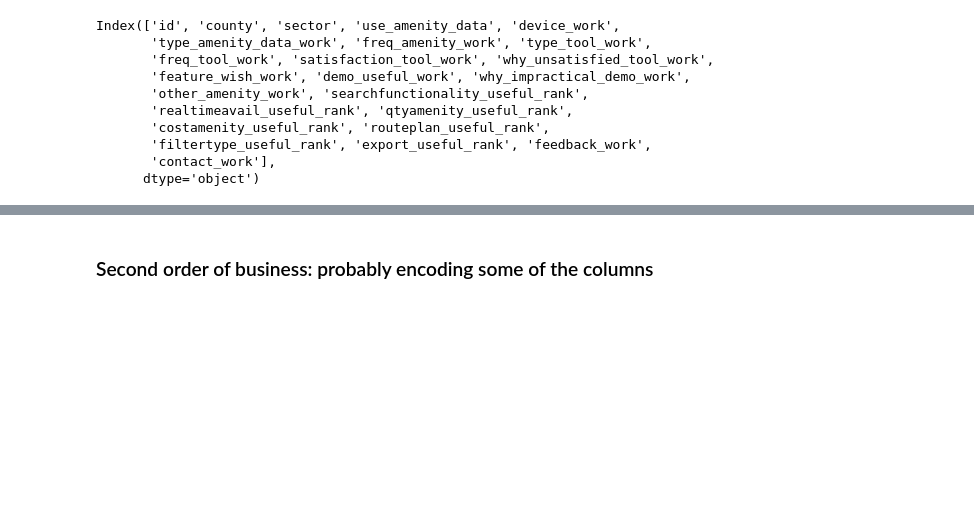
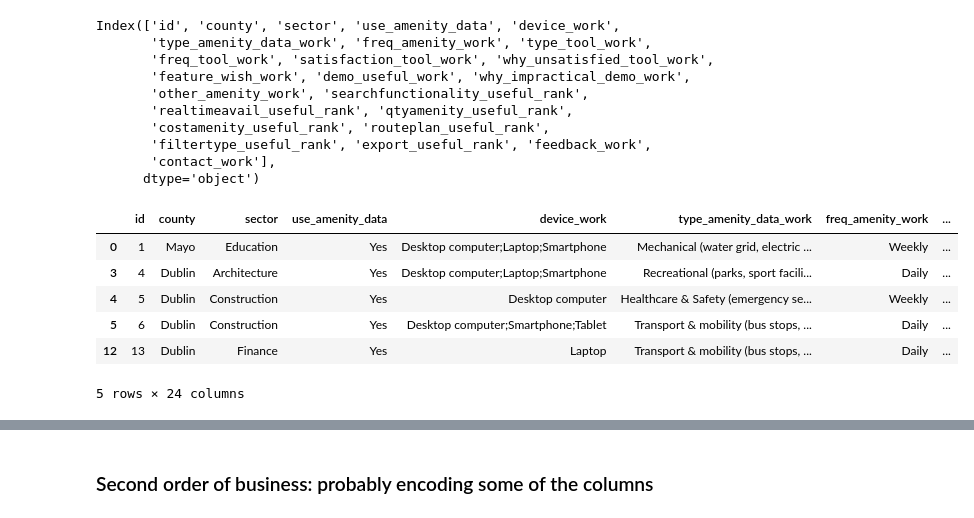
Before and after one commit to 2024-CMPU9010-GROUP-3/PROJECT, a Jupyter notebook: Python/script/survey-analysis/process.ipynb, the cells around one changed output, grey strips where cells are left out. Drawn from its saved outputs; the diff is of its cells as text; code cells hidden in the pictures; blank space fills up the shorter version.

```diff
--- a/Python/script/survey-analysis/process.ipynb
+++ b/Python/script/survey-analysis/process.ipynb
@@ -135,6 +135,9 @@ Index(['id', 'county', 'sector', 'use_amenity_data', 'device_personal',
 #### Preprocess user_B
 THOSE THAT USE AMENITY DATA
 # %%
+# replace NAN in first row county with Mayo (Damian)
+users_B["county"] = users_B["county"].fillna("Mayo")
+
 # remove useless columns aka those with only NAN values
 users_B = users_B.dropna(axis=1, how='all')
 users_B.columns
@@ -149,3 +152,16 @@ Index(['id', 'county', 'sector', 'use_amenity_data', 'device_work',
        'filtertype_useful_rank', 'export_useful_rank', 'feedback_work',
        'contact_work'],
       dtype='object')
+# %%
+# remove trailing semicolons in all columns
+users_B = users_B.map(lambda x: x.rstrip(';') if isinstance(x, str) else x)
+# %%
+users_B.head(5)
+# %% [output]
+|  | id | county | sector | use_amenity_data | device_work | type_amenity_data_work | freq_amenity_work | ... |
+| 0 | 1 | Mayo | Education | Yes | Desktop computer;Laptop;Smartphone | Mechanical (water grid, electric ... | Weekly | ... |
+| 3 | 4 | Dublin | Architecture | Yes | Desktop computer;Laptop;Smartphone | Recreational (parks, sport facili... | Daily | ... |
+| 4 | 5 | Dublin | Construction | Yes | Desktop computer | Healthcare & Safety (emergency se... | Weekly | ... |
+| 5 | 6 | Dublin | Construction | Yes | Desktop computer;Smartphone;Tablet | Transport & mobility (bus stops, ... | Daily | ... |
+| 12 | 13 | Dublin | Finance | Yes | Laptop | Transport & mobility (bus stops, ... | Daily | ... |
+5 rows × 24 columns
```
Also changed, not shown: parts of 4 cells of this notebook.
